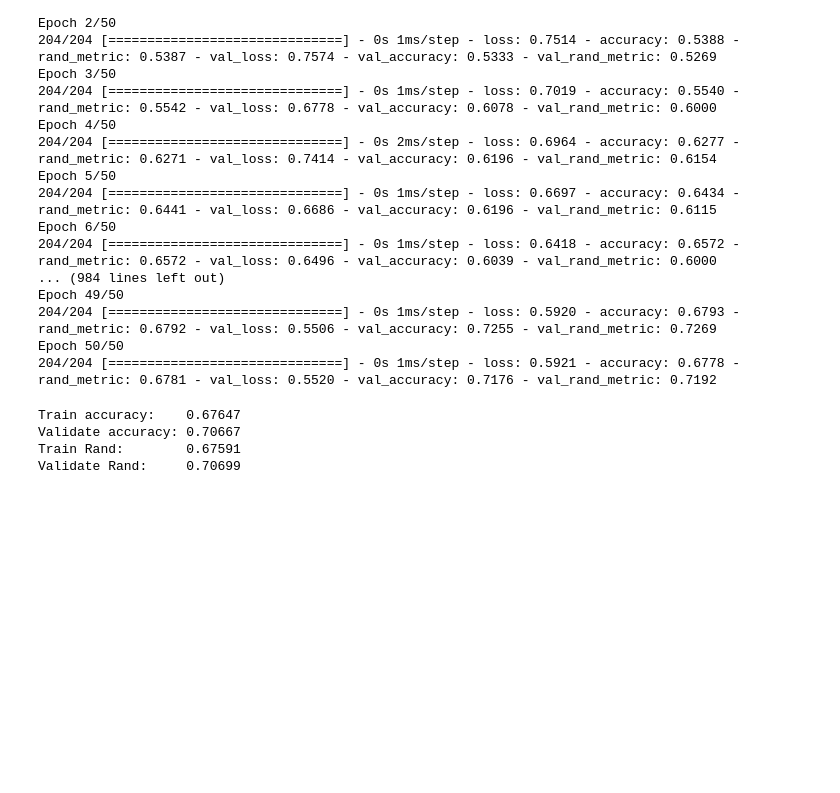
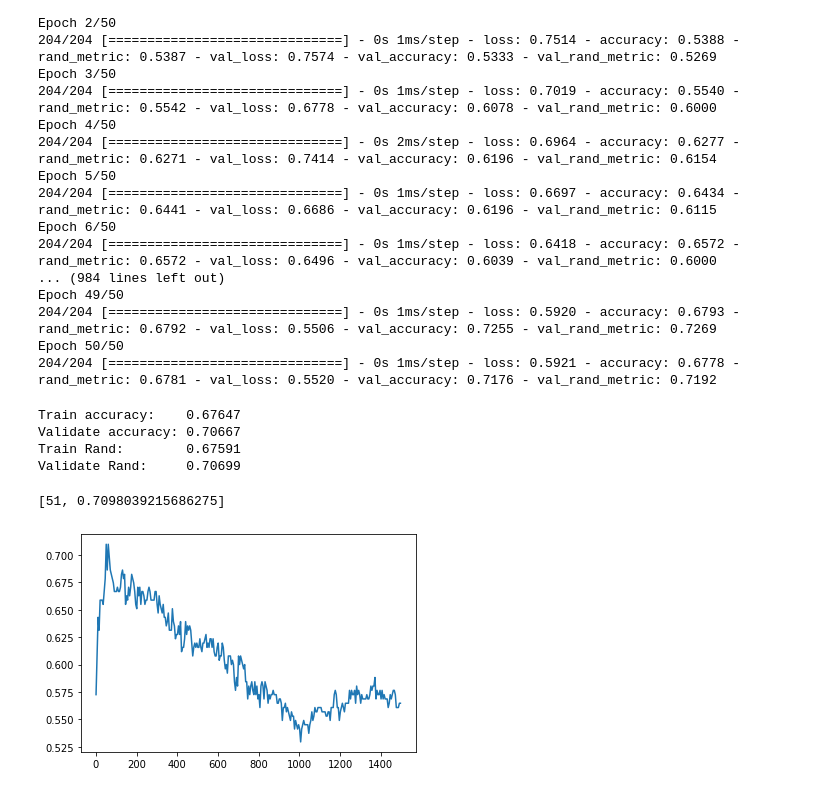
Before and after one commit to Grzybu1/Data-exploration-3-pandas-strikes-back, a Jupyter notebook: main.ipynb, the cells around one changed output. Cells and saved outputs as stored; diff of their text form; code cells hidden in the pictures; blank space fills up the shorter version.

```diff
--- a/main.ipynb
+++ b/main.ipynb
@@ -669,3 +670,28 @@ Train accuracy:    0.67647
 Validate accuracy: 0.70667
 Train Rand:        0.67591
 Validate Rand:     0.70699
+# %%
+def knn_classification(X_train, Y_train, X_test, Y_test, k=5):
+    knn = KNeighborsClassifier(n_neighbors=k, metric='euclidean')
+    knn.fit(X_train, np.ravel(Y_train))
+    Y_pred = knn.predict(X_test)
+    return knn, metrics.accuracy_score(Y_test, Y_pred)
+
+X, Y = model_data.drop('IsGoingToBankrupt', axis=1).to_numpy().astype(np.float32), model_data['IsGoingToBankrupt'].to_numpy().astype(np.int32)
+X_train, X_validate, X_test, Y_train, Y_validate, Y_test = split_data(X, Y)
+
+max_k = [0, 0]
+plot_data = ([],[])
+for k in range(1, 1500, 5):
+    knn, acc = knn_classification(X_train, Y_train, X_test, Y_test, k)
+    plot_data[0].append(k)
+    plot_data[1].append(acc)
+    if acc > max_k[1]:
+        max_k = [k, acc]
+
+print(max_k)
+plt.plot(*plot_data)
+plt.show()
+# %% [output]
+[51, 0.7098039215686275]
+[figure, added]
```
Also changed, not shown: parts of 4 cells of this notebook.
